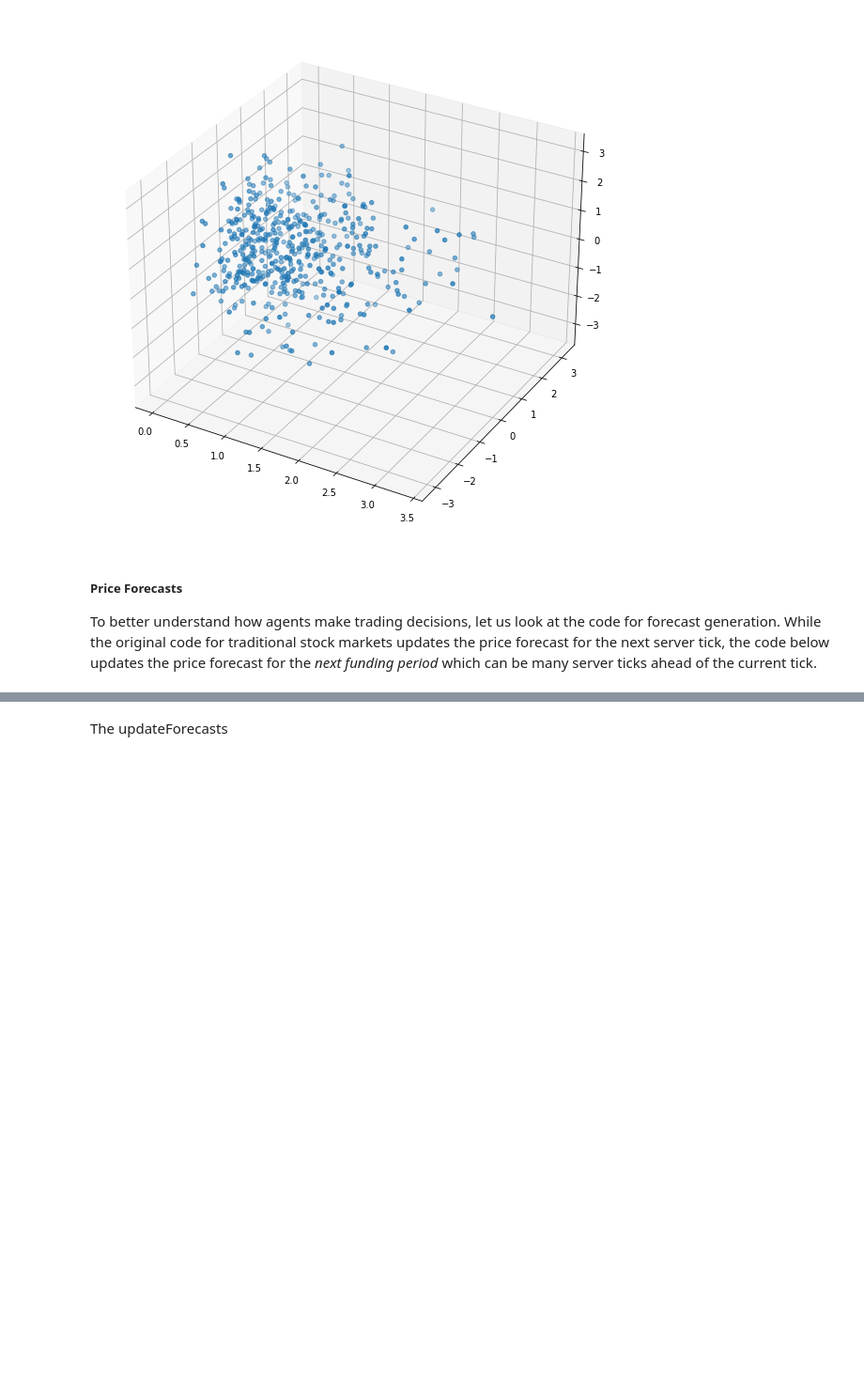
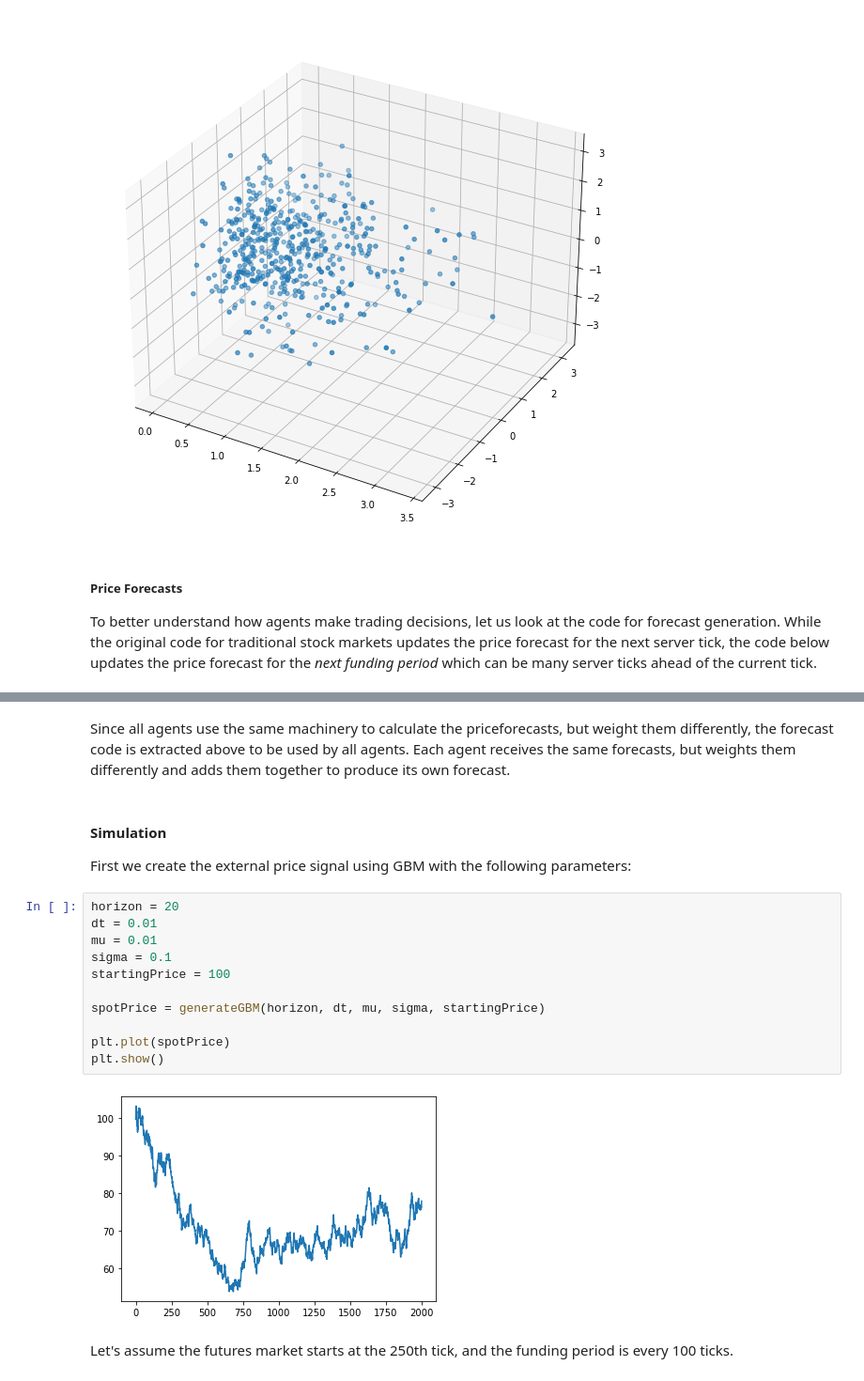
Before and after one commit to Ramshreyas/MinervaMDAThesis, a Jupyter notebook: Thesis.ipynb, the cells around one changed output, grey strips where cells are left out. Shown: that part at 94% size. Drawn from its saved outputs; the diff is of its cells as text; blank space fills up the shorter version.

```diff
--- a/Thesis.ipynb
+++ b/Thesis.ipynb
@@ -195,2 +201,21 @@ class forecasts:
 # %% [markdown]
-The updateForecasts
+Since all agents use the same machinery to calculate the priceforecasts, but weight them differently, the forecast code is extracted above to be used by all agents. Each agent receives the same forecasts, but weights them differently and adds them together to produce its own forecast.
+# %% [markdown]
+#### Simulation
+
+First we create the external price signal using GBM with the following parameters:
+# %%
+horizon = 20
+dt = 0.01
+mu = 0.01
+sigma = 0.1
+startingPrice = 100
+
+spotPrice = generateGBM(horizon, dt, mu, sigma, startingPrice)
+
+plt.plot(spotPrice)
+plt.show()
+# %% [output]
+[figure, added]
+# %% [markdown]
+Let's assume the futures market starts at the 250th tick, and the funding period is every 100 ticks.
```
Also changed, not shown: parts of 7 cells of this notebook.
